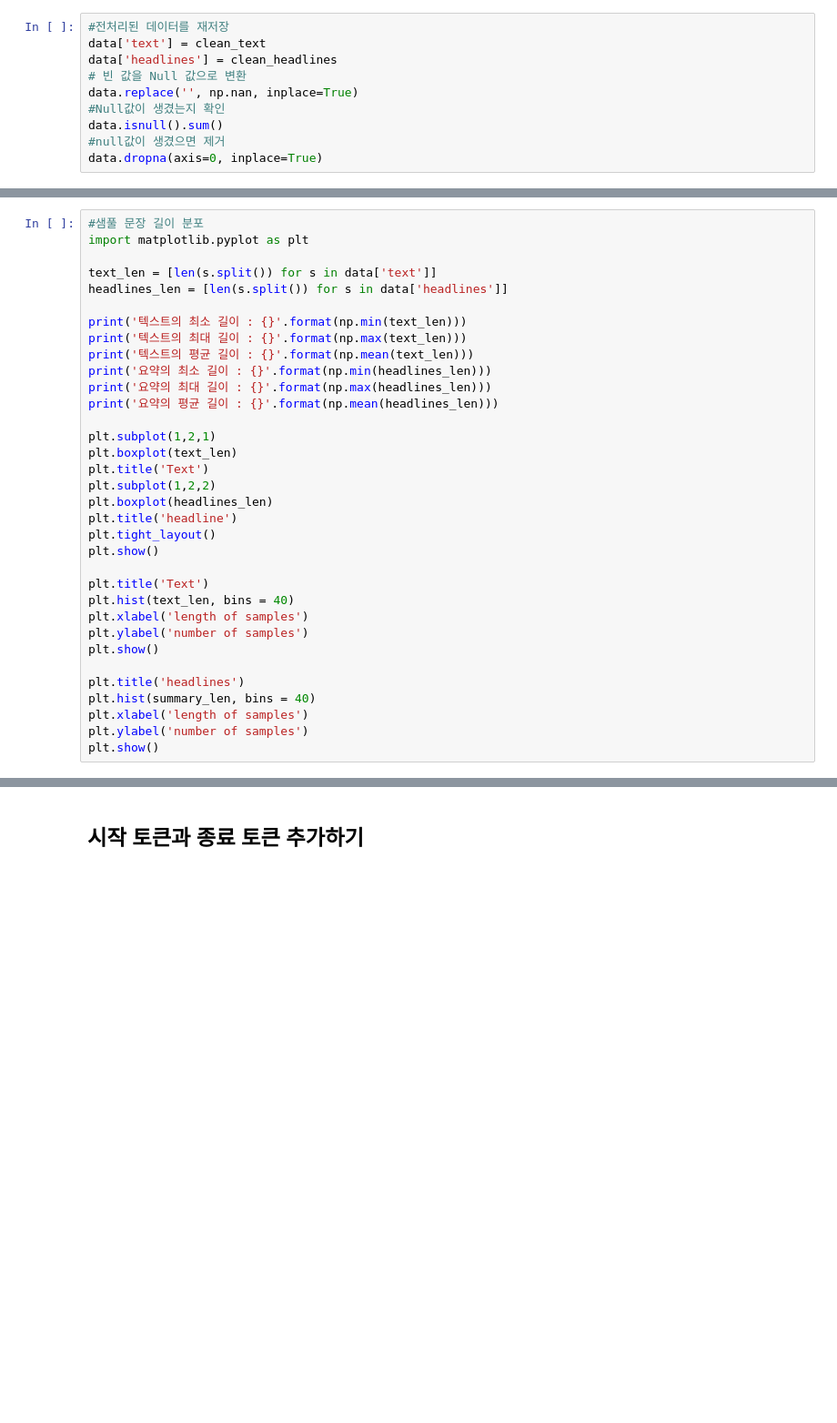
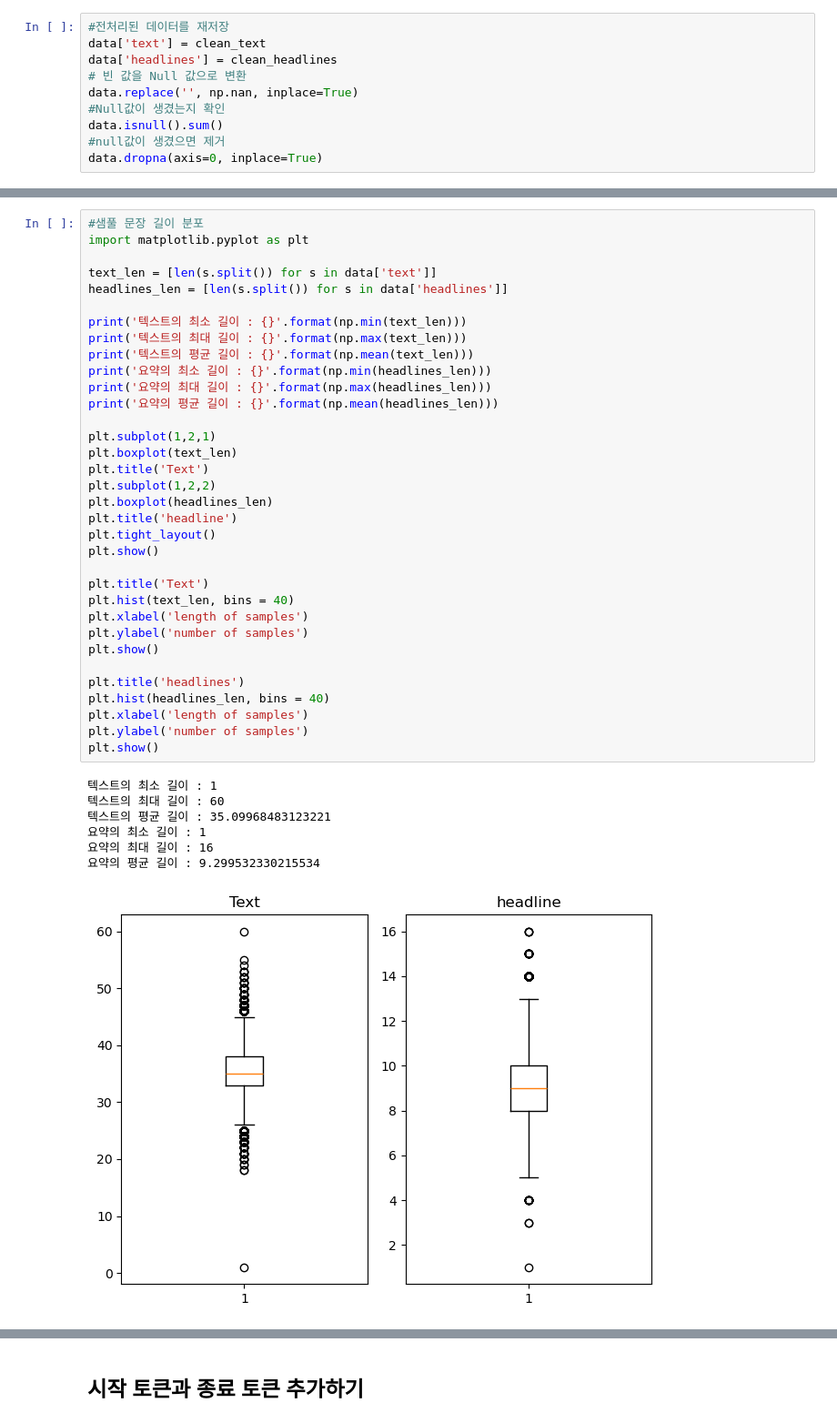
Before and after one commit to s-jyeon/AIFFEL_quest_rs, a Jupyter notebook: Exploration/Ex06/news_summary.ipynb, the cells around one changed output, grey strips where cells are left out. Shown: that part at 91% size. Cells and saved outputs as stored; diff of their text form; blank space fills up the shorter version.

```diff
--- a/Exploration/Ex06/news_summary.ipynb
+++ b/Exploration/Ex06/news_summary.ipynb
@@ -166,31 +176,39 @@ import matplotlib.pyplot as plt
 
 text_len = [len(s.split()) for s in data['text']]
 headlines_len = [len(s.split()) for s in data['headlines']]
 
 print('텍스트의 최소 길이 : {}'.format(np.min(text_len)))
 print('텍스트의 최대 길이 : {}'.format(np.max(text_len)))
 print('텍스트의 평균 길이 : {}'.format(np.mean(text_len)))
 print('요약의 최소 길이 : {}'.format(np.min(headlines_len)))
 print('요약의 최대 길이 : {}'.format(np.max(headlines_len)))
 print('요약의 평균 길이 : {}'.format(np.mean(headlines_len)))
 
 plt.subplot(1,2,1)
 plt.boxplot(text_len)
 plt.title('Text')
 plt.subplot(1,2,2)
 plt.boxplot(headlines_len)
 plt.title('headline')
 plt.tight_layout()
 plt.show()
 
 plt.title('Text')
 plt.hist(text_len, bins = 40)
 plt.xlabel('length of samples')
 plt.ylabel('number of samples')
 plt.show()
 
 plt.title('headlines')
-plt.hist(summary_len, bins = 40)
+plt.hist(headlines_len, bins = 40)
 plt.xlabel('length of samples')
 plt.ylabel('number of samples')
 plt.show()
+# %% [output]
+텍스트의 최소 길이 : 1
+텍스트의 최대 길이 : 60
+텍스트의 평균 길이 : 35.09968483123221
+요약의 최소 길이 : 1
+요약의 최대 길이 : 16
+요약의 평균 길이 : 9.299532330215534
+[figure, added]
```
Also changed, not shown: parts of 58 cells of this notebook, 15 other files.
